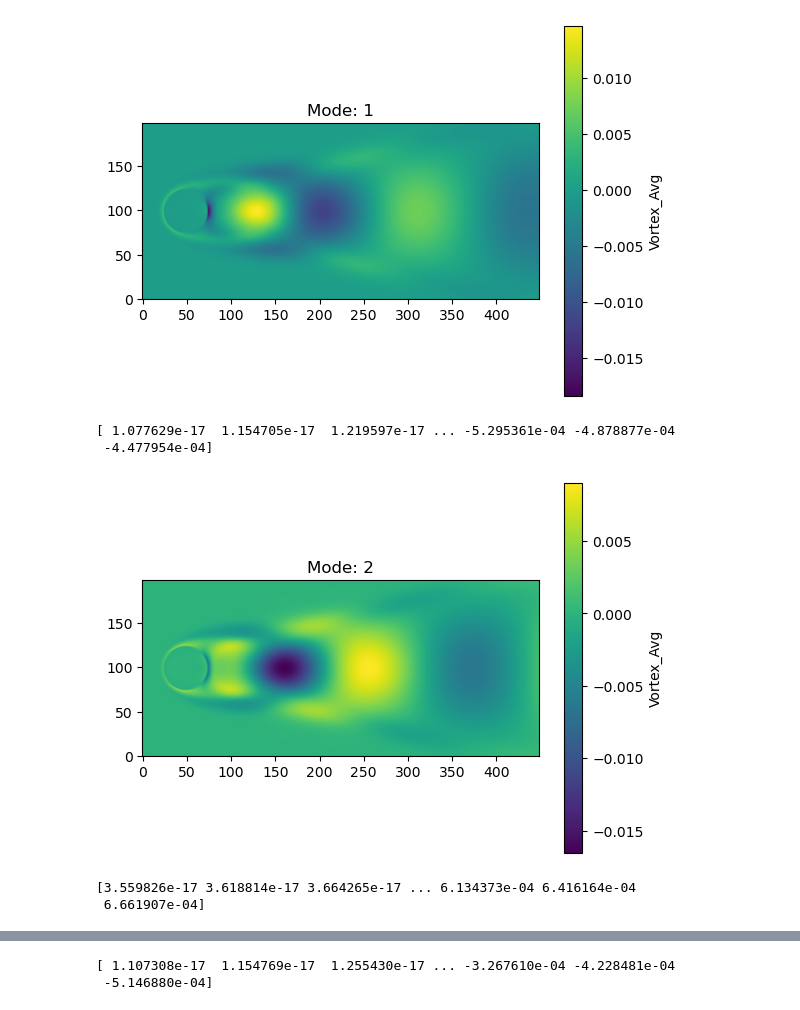
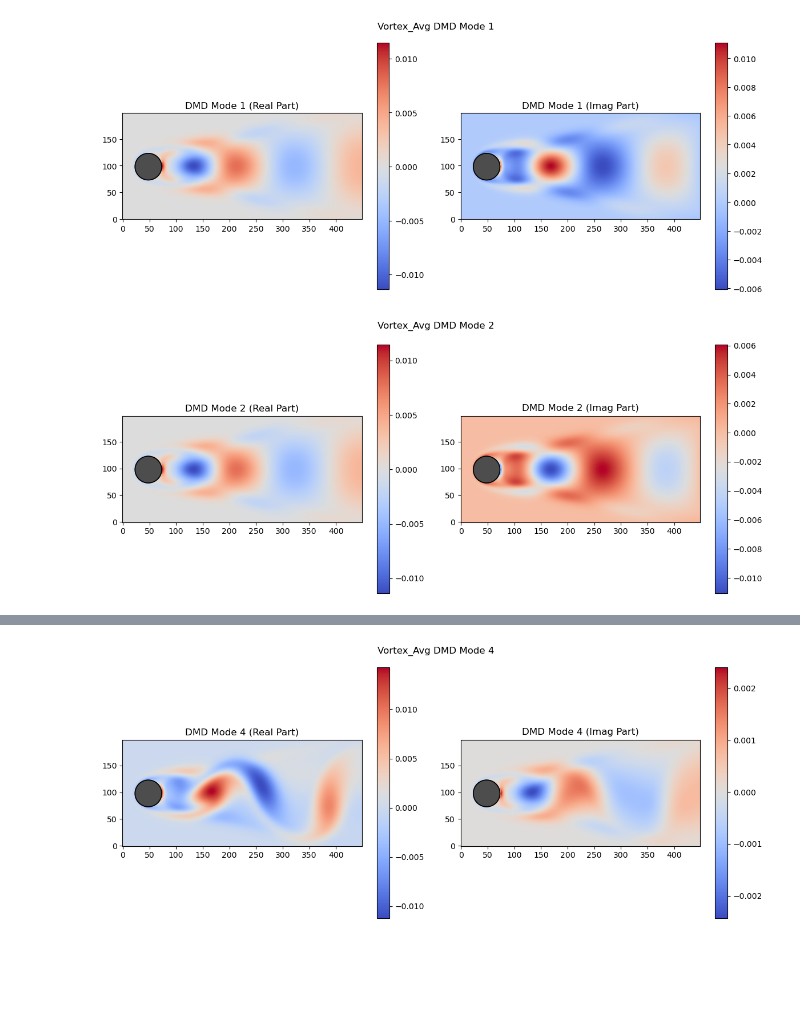
Before and after one commit to mquan2k2/ROM-Heart-Valve, a Jupyter notebook: 2DPlot.ipynb, the cells around one changed output, grey strips where cells are left out. Saved outputs shown, nothing was run; the diff lists cells and outputs as text; code cells hidden in the pictures; blank space fills up the shorter version.

Commit message:
Updated 2D plot code to handle DMD modes and also calculated b amplitudes and reinflated modes. Still need to figure out small numerical errors

```diff
--- a/2DPlot.ipynb
+++ b/2DPlot.ipynb
@@ -24,11 +66,7 @@ def plot2D(ProjectName, mode_id, nx, ny):
 # %%
 if __name__ == "__main__":
-    for i in range(3):
-        mode_reshaped = plot2D('Vortex_Avg', i+1, 199, 449)
+    for i in range(4):
+        mode_reshaped = plot2D('Vortex_Avg', i+1, 199, 449, "DMD")
 # %% [output]
-[figure, old version]
+[figure, new version]
-[ 1.077629e-17  1.154705e-17  1.219597e-17 ... -5.295361e-04 -4.878877e-04
- -4.477954e-04]
-[figure, old version]
+[figure, new version]
-[3.559826e-17 3.618814e-17 3.664265e-17 ... 6.134373e-04 6.416164e-04
- 6.661907e-04]
@@ -36,2 +74 @@ if __name__ == "__main__":
-[ 1.107308e-17  1.154769e-17  1.255430e-17 ... -3.267610e-04 -4.228481e-04
- -5.146880e-04]
+[figure, added]
```
Also changed, not shown: parts of 2 cells of this notebook, 1 other file.
